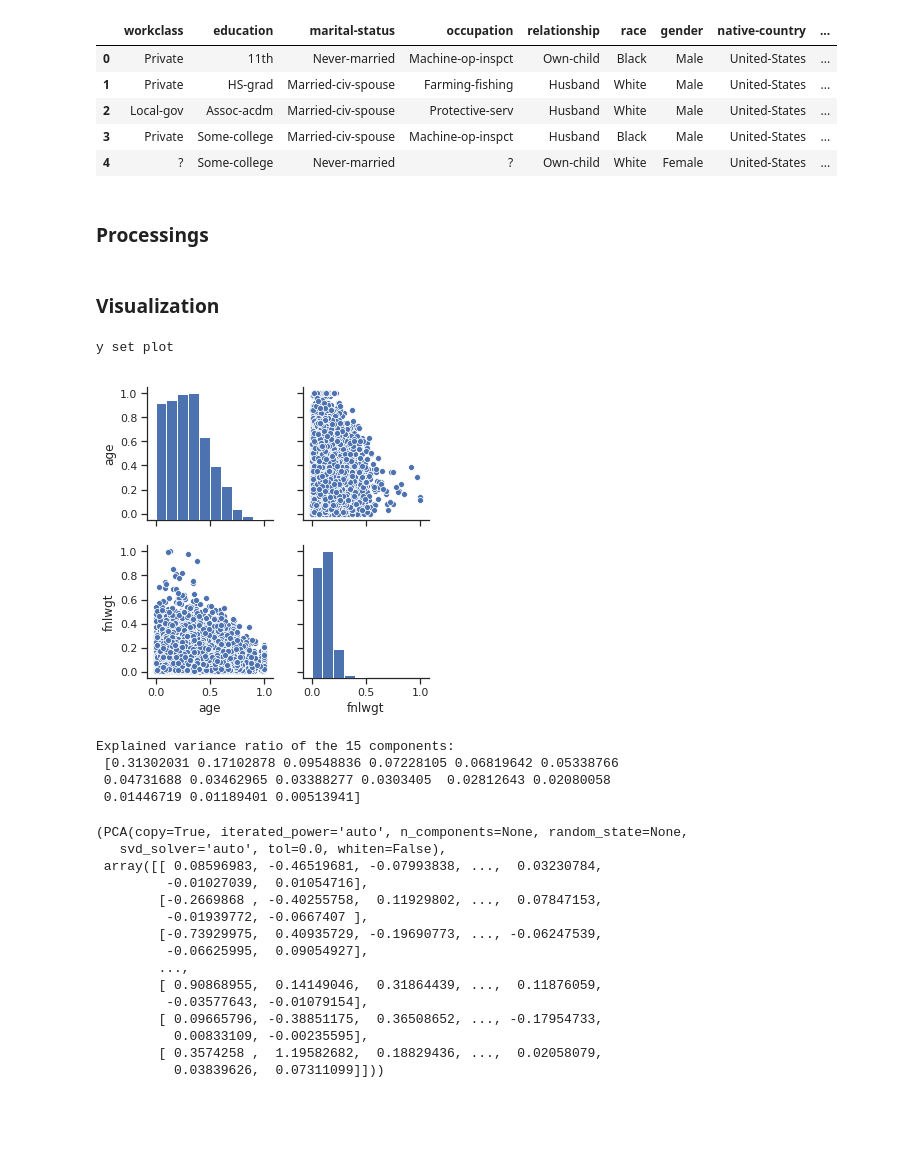
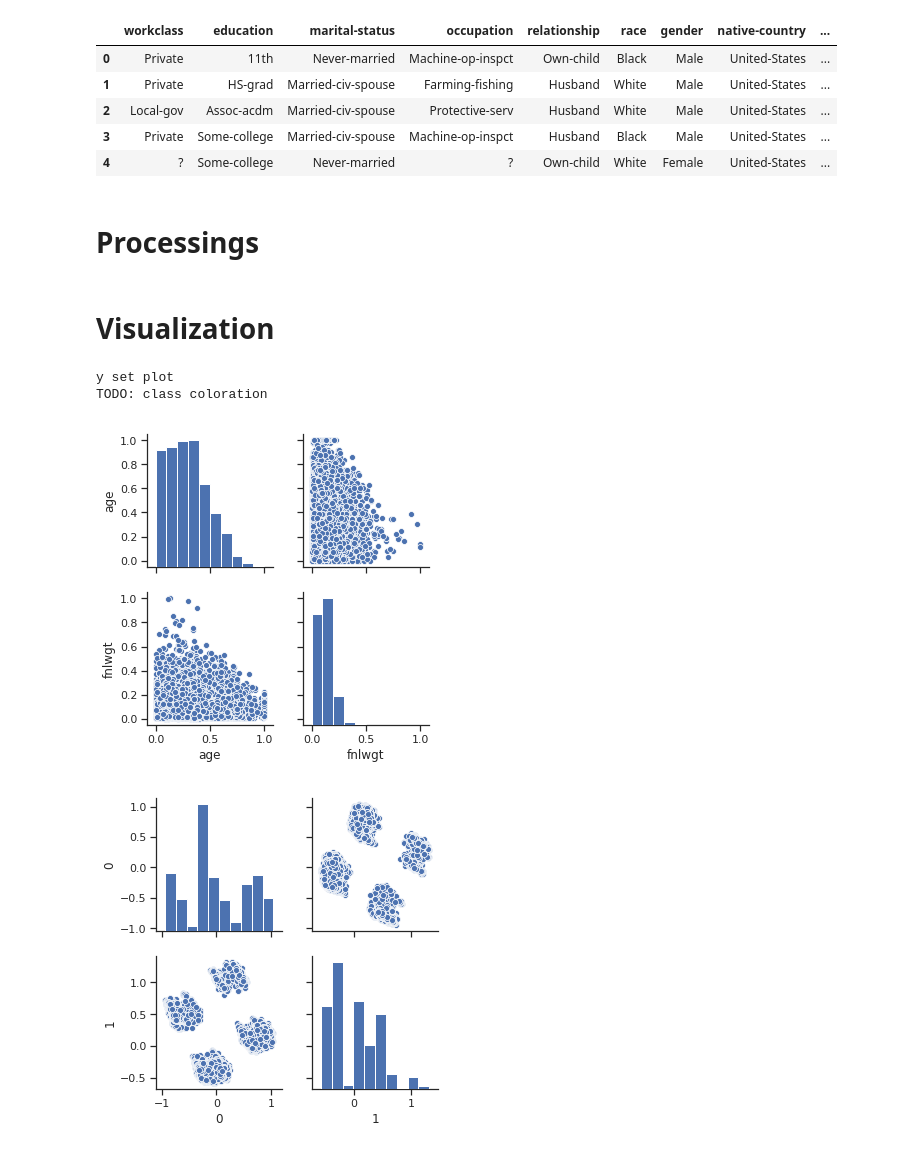
Before and after one commit to Didayolo/autopandas, a Jupyter notebook: AutoData_workspace.ipynb, the cells around one changed output. Saved outputs shown, nothing was run; the diff lists cells and outputs as text; code cells hidden in the pictures; blank space fills up the shorter version.

Commit message:
New visualizations, dimensionality reduction, general improvement.

```diff
--- a/AutoData_workspace.ipynb
+++ b/AutoData_workspace.ipynb
@@ -9,6 +12,6 @@ import autodata as ad
 # %%
-input_file = 'data/adult.csv' #'data/wine.csv'
-data = ad.read_csv(input_file, sep=',') #';')
+input_file = 'data/adult.csv'
+data = ad.read_csv(input_file, sep=None, engine='python')
 # %%
 data.get_data('header')
 # %% [output]
@@ -21,6 +28,6 @@ data.get_data('header')
 # %%
-data.set_class(['age', 'fnlwgt']) #['income', 'gender']) #('quality')
-data.train_test_split()
+data.set_class(['age', 'fnlwgt']) #['income', 'gender']
+data.train_test_split(test_size=0.2)
 # %%
 data.get_data('X_header')
 data.get_data('categorical_header')
@@ -34,37 +41,20 @@ data.get_data('categorical_header')
 | 3 | Private | Some-college | Married-civ-spouse | Machine-op-inspct | Husband | Black | Male | United-States | ... |
 | 4 | ? | Some-college | Never-married | ? | Own-child | White | Female | United-States | ... |
 # %% [markdown]
-### Processings
+# Processings
 # %%
 data = data.imputation()
 data = data.encoding('label', 'categorical')
 data = data.normalization('min-max')
 # %% [markdown]
-### Visualization
+# Visualization
 # %%
 data.plot('y')
 # %% [output]
 y set plot
+TODO: class coloration
 [figure]
 # %%
-data.pca()
+data.pca(n_components=2).plot()
 # %% [output]
-Explained variance ratio of the 15 components:
- [0.31302031 0.17102878 0.09548836 0.07228105 0.06819642 0.05338766
- 0.04731688 0.03462965 0.03388277 0.0303405  0.02812643 0.02080058
- 0.01446719 0.01189401 0.00513941]
-(PCA(copy=True, iterated_power='auto', n_components=None, random_state=None,
-   svd_solver='auto', tol=0.0, whiten=False),
- array([[ 0.08596983, -0.46519681, -0.07993838, ...,  0.03230784,
-         -0.01027039,  0.01054716],
-        [-0.2669868 , -0.40255758,  0.11929802, ...,  0.07847153,
-         -0.01939772, -0.0667407 ],
-        [-0.73929975,  0.40935729, -0.19690773, ..., -0.06247539,
-         -0.06625995,  0.09054927],
-        ...,
-        [ 0.90868955,  0.14149046,  0.31864439, ...,  0.11876059,
-         -0.03577643, -0.01079154],
-        [ 0.09665796, -0.38851175,  0.36508652, ..., -0.17954733,
-          0.00833109, -0.00235595],
-        [ 0.3574258 ,  1.19582682,  0.18829436, ...,  0.02058079,
-          0.03839626,  0.07311099]]))
+[figure, added]
```
Also changed, not shown: parts of 9 cells of this notebook, 4 other files.
